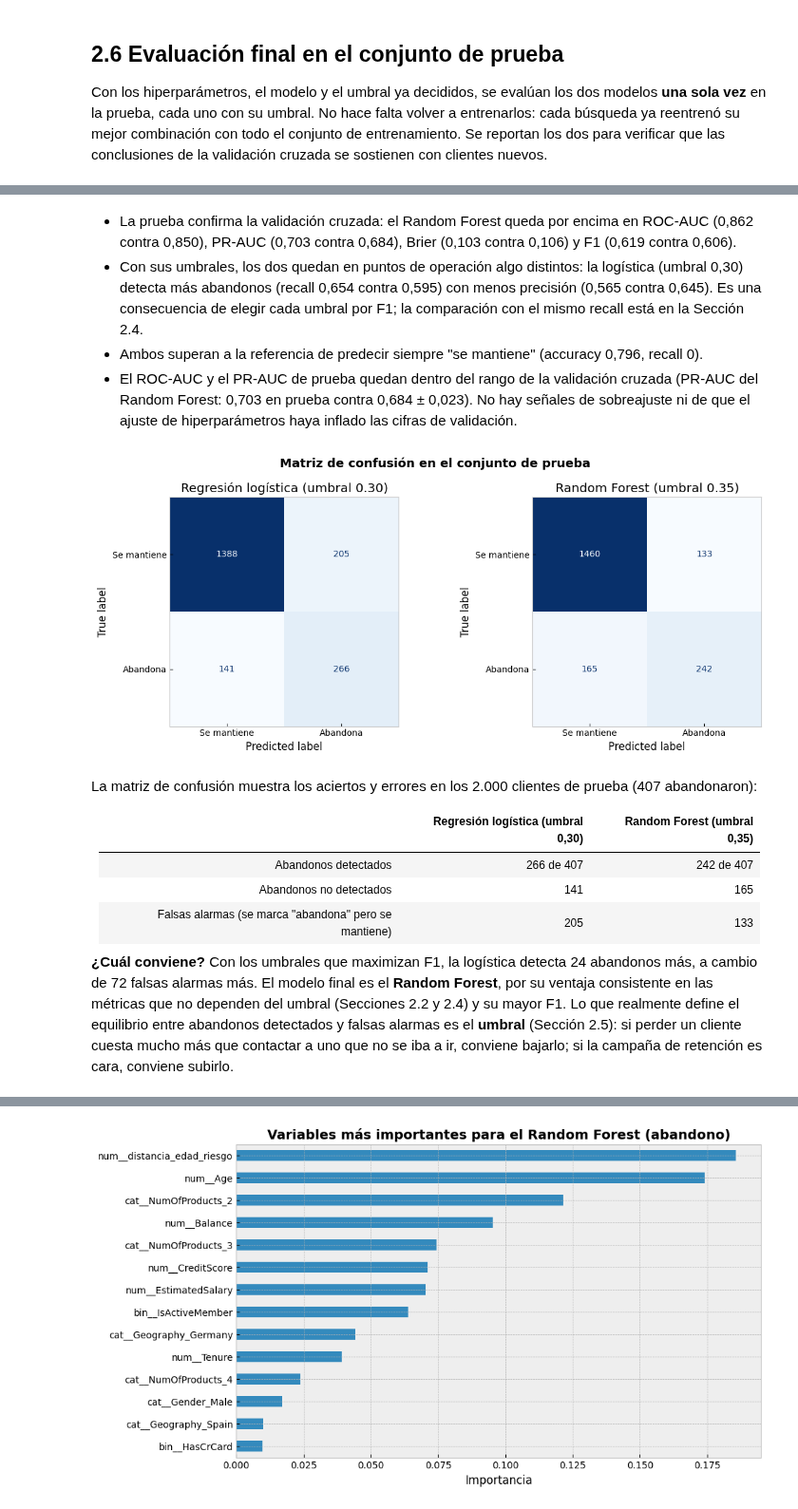
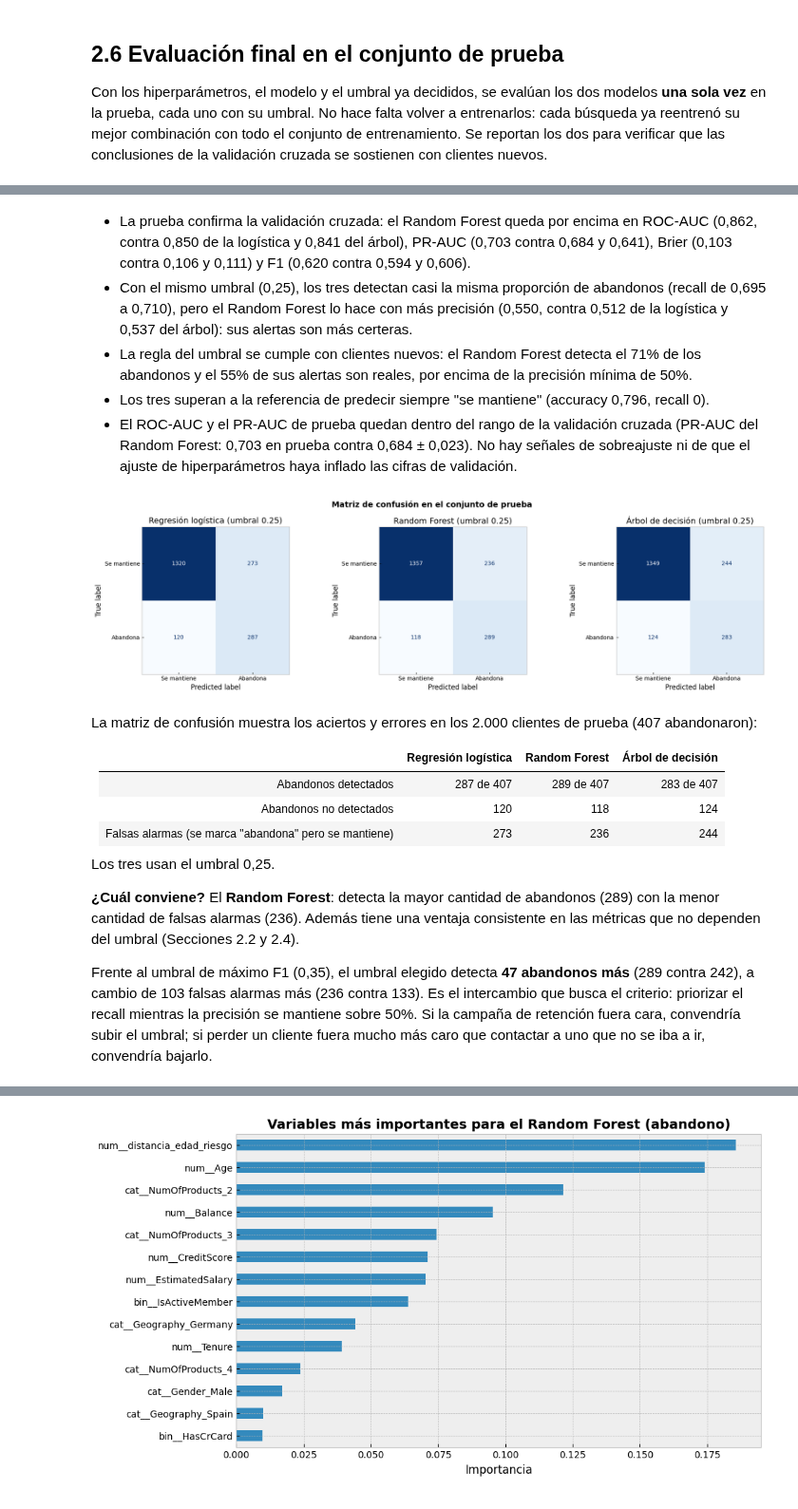
Before and after one commit to francarrascoo/Ecommerce-Customer-Dataset, a Jupyter notebook: notebooks/modelamiento.ipynb, the cells around one changed output, grey strips where cells are left out. Shown at 95% size. Cells and saved outputs as stored; diff of their text form; code cells hidden in the pictures.

Commit message:
Agrega árbol de decisión, KneeLocator y umbral priorizando recall; actualiza presentación

```diff
--- a/notebooks/modelamiento.ipynb
+++ b/notebooks/modelamiento.ipynb
@@ -361,7 +408,8 @@ def t_test_corregido(diferencias, proporcion_prueba):
     return t, 2 * stats.t.sf(abs(t), df=k - 1)
 
 
-busquedas_clf = {'Regresión logística': busqueda_logistica, 'Random Forest': busqueda_rf}
+busquedas_clf = {'Regresión logística': busqueda_logistica, 'Random Forest': busqueda_rf,
+                 'Árbol de decisión': busqueda_arbol}
 
 filas = []
 for nombre, busqueda in busquedas_clf.items():
@@ -373,11 +421,12 @@ for nombre, busqueda in busquedas_clf.items():
     filas.append(fila)
 
 print(f'PR-AUC de un modelo al azar (= % de abandono en entrenamiento): {y_clf_train.mean():.3f}\n')
-for metrica in metricas_cv:
-    diferencia = puntajes_por_particion(busqueda_rf, metrica) - puntajes_por_particion(busqueda_logistica, metrica)
-    t, p = t_test_corregido(diferencia, proporcion_prueba=1 / (cv.get_n_splits() - 1))
-    print(f'{metrica}: Random Forest - logística en cada partición = {np.round(diferencia, 3)}')
-    print(f'         diferencia media {diferencia.mean():+.3f} | t corregido = {t:.2f} | p = {p:.3f}')
+for rival in ['Regresión logística', 'Árbol de decisión']:
+    for metrica in metricas_cv:
+        diferencia = puntajes_por_particion(busqueda_rf, metrica) - puntajes_por_particion(busquedas_clf[rival], metrica)
+        t, p = t_test_corregido(diferencia, proporcion_prueba=1 / (cv.get_n_splits() - 1))
+        print(f'{metrica}: Random Forest - {rival} en cada partición = {np.round(diferencia, 3)}')
+        print(f'         diferencia media {diferencia.mean():+.3f} | t corregido = {t:.2f} | p = {p:.3f}')
 pd.DataFrame(filas).set_index('modelo').round(3)
 # %% [output]
 PR-AUC de un modelo al azar (= % de abandono en entrenamiento): 0.204
@@ -495,7 +558,8 @@ for nombre, prob in prob_oof.items():
           f'precisión {precision_score(y_clf_train, pred):.3f}')
 
 fig, ax = plt.subplots(figsize=(9, 6))
-estilos = {'Regresión logística': ('#A60628', '--', 's'), 'Random Forest': ('#348ABD', '-', 'o')}
+estilos = {'Regresión logística': ('#A60628', '--', 's'), 'Random Forest': ('#348ABD', '-', 'o'),
+           'Árbol de decisión': ('#7A68A6', ':', '^')}
 for nombre, prob in prob_oof.items():
     color, linea, marcador = estilos[nombre]
     precision, recall, _ = precision_recall_curve(y_clf_train, prob)
@@ -567,10 +639,18 @@ tablas_umbral = {
     nombre: pd.DataFrame([resumen_umbral(y_clf_train, prob, u) for u in umbrales]).set_index('umbral')
     for nombre, prob in prob_oof.items()
 }
-umbral_elegido = {nombre: tabla['f1'].idxmax() for nombre, tabla in tablas_umbral.items()}
+# Criterio: priorizar el recall manteniendo la precisión bajo control. Se elige el umbral con
+# mayor recall entre los que logran que al menos la mitad de las alertas sean reales.
+PRECISION_MINIMA = 0.50
+umbral_elegido = {
+    nombre: tabla[tabla['precision'] >= PRECISION_MINIMA]['recall'].idxmax()
+    for nombre, tabla in tablas_umbral.items()
+}
+umbral_max_f1 = {nombre: tabla['f1'].idxmax() for nombre, tabla in tablas_umbral.items()}
 
-for nombre, umbral in umbral_elegido.items():
-    print(f'Umbral que maximiza F1 (fuera de pliegue) -> {nombre}: {umbral:.2f}')
+for nombre in tablas_umbral:
+    print(f'{nombre}: umbral elegido (mayor recall con precisión >= {PRECISION_MINIMA:.0%}) = '
+          f'{umbral_elegido[nombre]:.2f} | umbral de máximo F1 (referencia) = {umbral_max_f1[nombre]:.2f}')
 print('\nRandom Forest: efecto del umbral (entrenamiento, fuera de pliegue)')
 tablas_umbral['Random Forest'].round(3)
 # %% [output]
@@ -648,40 +734,47 @@ pd.DataFrame(filas).set_index('modelo').round(3)
 # %% [markdown]
-- La prueba confirma la validación cruzada: el Random Forest queda por encima en ROC-AUC (0,862
-  contra 0,850), PR-AUC (0,703 contra 0,684), Brier (0,103 contra 0,106) y F1 (0,619 contra 0,606).
-- Con sus umbrales, los dos quedan en puntos de operación algo distintos: la logística (umbral
-  0,30) detecta más abandonos (recall 0,654 contra 0,595) con menos precisión (0,565 contra 0,645).
-  Es una consecuencia de elegir cada umbral por F1; la comparación con el mismo recall está en la
-  Sección 2.4.
-- Ambos superan a la referencia de predecir siempre "se mantiene" (accuracy 0,796, recall 0).
+- La prueba confirma la validación cruzada: el Random Forest queda por encima en ROC-AUC (0,862,
+  contra 0,850 de la logística y 0,841 del árbol), PR-AUC (0,703 contra 0,684 y 0,641), Brier (0,103
+  contra 0,106 y 0,111) y F1 (0,620 contra 0,594 y 0,606).
+- Con el mismo umbral (0,25), los tres detectan casi la misma proporción de abandonos (recall de
+  0,695 a 0,710), pero el Random Forest lo hace con más precisión (0,550, contra 0,512 de la
+  logística y 0,537 del árbol): sus alertas son más certeras.
+- La regla del umbral se cumple con clientes nuevos: el Random Forest detecta el 71% de los
+  abandonos y el 55% de sus alertas son reales, por encima de la precisión mínima de 50%.
+- Los tres superan a la referencia de predecir siempre "se mantiene" (accuracy 0,796, recall 0).
 - El ROC-AUC y el PR-AUC de prueba quedan dentro del rango de la validación cruzada (PR-AUC del
   Random Forest: 0,703 en prueba contra 0,684 ± 0,023). No hay señales de sobreajuste ni de que el
   ajuste de hiperparámetros haya inflado las cifras de validación.
 # %%
-fig, axes = plt.subplots(1, 2, figsize=(12, 5))
+fig, axes = plt.subplots(1, 3, figsize=(18, 5))
 for ax, (nombre, pred) in zip(axes, predicciones_clf.items()):
     ConfusionMatrixDisplay.from_predictions(y_clf_test, pred, display_labels=['Se mantiene', 'Abandona'],
                                             cmap='Blues', colorbar=False, ax=ax)
     ax.set_title(f'{nombre} (umbral {umbral_elegido[nombre]:.2f})')
     ax.grid(False)
 plt.suptitle('Matriz de confusión en el conjunto de prueba', fontsize=14, fontweight='bold')
 plt.tight_layout()
 plt.savefig('../images/clasificacion_matriz_confusion.png', dpi=150, bbox_inches='tight')
 plt.show()
 # %% [output]
-[figure, old version]
+[figure, new version]
 # %% [markdown]
 La matriz de confusión muestra los aciertos y errores en los 2.000 clientes de prueba (407
 abandonaron):
 
-| | Regresión logística (umbral 0,30) | Random Forest (umbral 0,35) |
-|---|---:|---:|
-| Abandonos detectados | 266 de 407 | 242 de 407 |
-| Abandonos no detectados | 141 | 165 |
-| Falsas alarmas (se marca "abandona" pero se mantiene) | 205 | 133 |
+| | Regresión logística | Random Forest | Árbol de decisión |
+|---|---:|---:|---:|
+| Abandonos detectados | 287 de 407 | 289 de 407 | 283 de 407 |
+| Abandonos no detectados | 120 | 118 | 124 |
+| Falsas alarmas (se marca "abandona" pero se mantiene) | 273 | 236 | 244 |
 
-**¿Cuál conviene?** Con los umbrales que maximizan F1, la logística detecta 24 abandonos más, a
-cambio de 72 falsas alarmas más. El modelo final es el **Random Forest**, por su ventaja
-consistente en las métricas que no dependen del umbral (Secciones 2.2 y 2.4) y su mayor F1. Lo que
-realmente define el equilibrio entre abandonos detectados y falsas alarmas es el **umbral**
-(Sección 2.5): si perder un cliente cuesta mucho más que contactar a uno que no se iba a ir,
-conviene bajarlo; si la campaña de retención es cara, conviene subirlo.
+Los tres usan el umbral 0,25.
+
+**¿Cuál conviene?** El **Random Forest**: detecta la mayor cantidad de abandonos (289) con la menor
+cantidad de falsas alarmas (236). Además tiene una ventaja consistente en las métricas que no
+dependen del umbral (Secciones 2.2 y 2.4).
+
+Frente al umbral de máximo F1 (0,35), el umbral elegido detecta **47 abandonos más** (289 contra
+242), a cambio de 103 falsas alarmas más (236 contra 133). Es el intercambio que busca el criterio:
+priorizar el recall mientras la precisión se mantiene sobre 50%. Si la campaña de retención fuera
+cara, convendría subir el umbral; si perder un cliente fuera mucho más caro que contactar a uno que
+no se iba a ir, convendría bajarlo.
```
Also changed, not shown: parts of 20 cells of this notebook, 9 other files.
